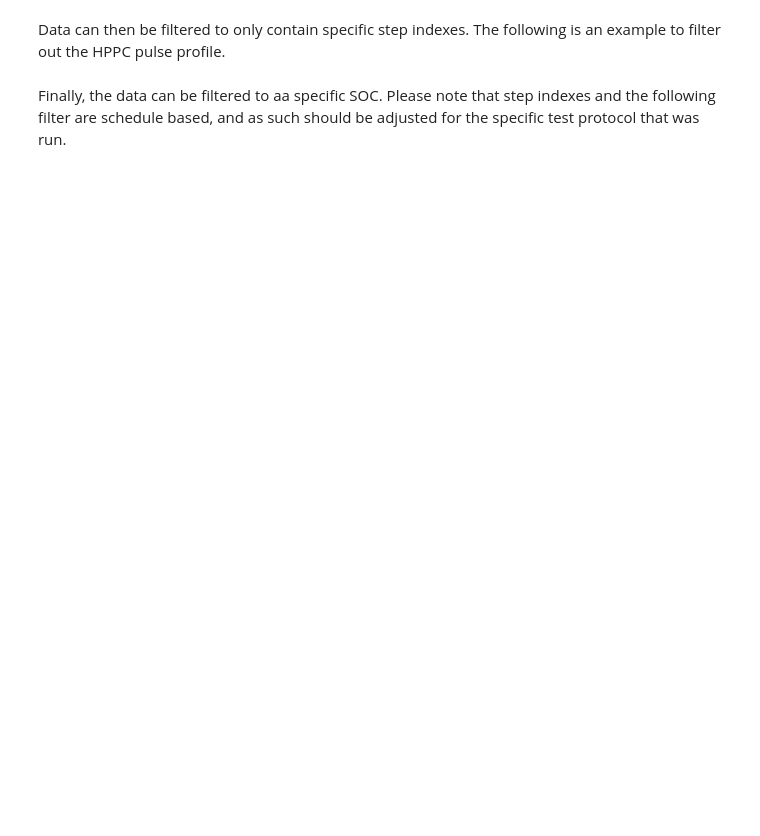
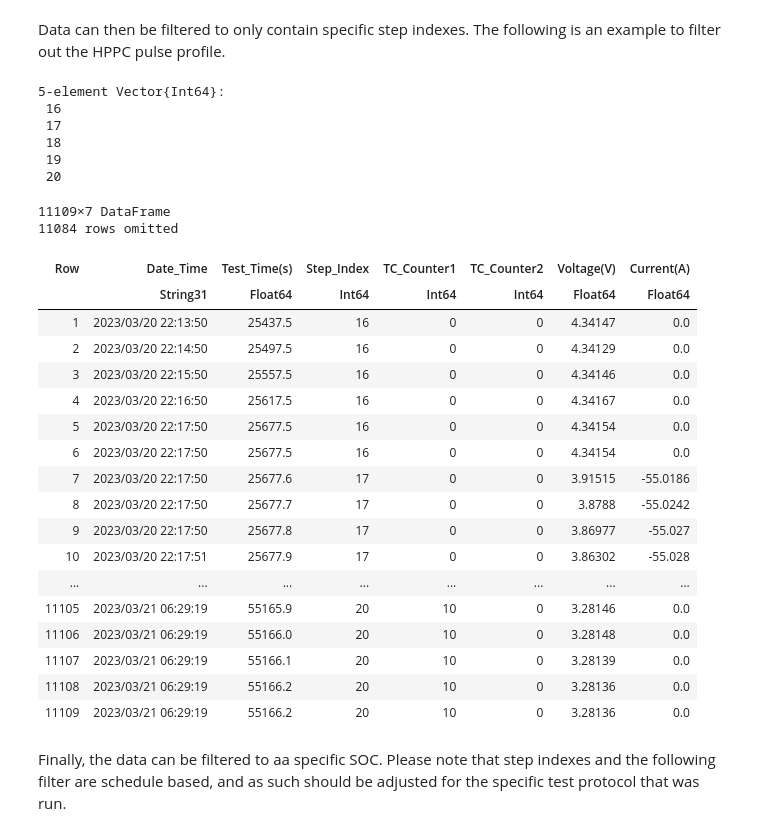
Before and after one commit to katielukow/arbin-cycler-analysis, a Jupyter notebook: arbin_data_ex.jl.ipynb, the cells around one changed output. Cells and saved outputs as stored; diff of their text form; code cells hidden in the pictures; blank space fills up the shorter version.

```diff
--- a/arbin_data_ex.jl.ipynb
+++ b/arbin_data_ex.jl.ipynb
@@ -28,9 +83,37 @@ data_fil = select(data, "Date_Time", "Test_Time(s)", "Step_Index","TC_Counter1",
 # %% [markdown]
 Data can then be filtered to only contain specific step indexes. The following is an example to filter out the HPPC pulse profile.
 # %%
-steps = [16,17,18,19]
+steps = collect(16:20)
+# %% [output]
+5-element Vector{Int64}:
+ 16
+ 17
+ 18
+ 19
+ 20
 # %%
-hppc_all = filter(row -> row."Step_Index" == steps[1] || row."Step_Index" == steps[2] || row."Step_Index" == steps[3] || row."Step_Index" == steps[4], data_fil)
+hppc_all = filter(row -> row."Step_Index" >= minimum(steps) && row."Step_Index" <= maximum(steps), data_fil)
+# %% [output]
+11109×7 DataFrame
+11084 rows omitted
+| Row | Date_Time | Test_Time(s) | Step_Index | TC_Counter1 | TC_Counter2 | Voltage(V) | Current(A) |
+|  | String31 | Float64 | Int64 | Int64 | Int64 | Float64 | Float64 |
+| 1 | 2023/03/20 22:13:50 | 25437.5 | 16 | 0 | 0 | 4.34147 | 0.0 |
+| 2 | 2023/03/20 22:14:50 | 25497.5 | 16 | 0 | 0 | 4.34129 | 0.0 |
+| 3 | 2023/03/20 22:15:50 | 25557.5 | 16 | 0 | 0 | 4.34146 | 0.0 |
+| 4 | 2023/03/20 22:16:50 | 25617.5 | 16 | 0 | 0 | 4.34167 | 0.0 |
+| 5 | 2023/03/20 22:17:50 | 25677.5 | 16 | 0 | 0 | 4.34154 | 0.0 |
+| 6 | 2023/03/20 22:17:50 | 25677.5 | 16 | 0 | 0 | 4.34154 | 0.0 |
+| 7 | 2023/03/20 22:17:50 | 25677.6 | 17 | 0 | 0 | 3.91515 | -55.0186 |
+| 8 | 2023/03/20 22:17:50 | 25677.7 | 17 | 0 | 0 | 3.8788 | -55.0242 |
+| 9 | 2023/03/20 22:17:50 | 25677.8 | 17 | 0 | 0 | 3.86977 | -55.027 |
+| 10 | 2023/03/20 22:17:51 | 25677.9 | 17 | 0 | 0 | 3.86302 | -55.028 |
+| ... | ... | ... | ... | ... | ... | ... | ... |
+| 11105 | 2023/03/21 06:29:19 | 55165.9 | 20 | 10 | 0 | 3.28146 | 0.0 |
+| 11106 | 2023/03/21 06:29:19 | 55166.0 | 20 | 10 | 0 | 3.28148 | 0.0 |
+| 11107 | 2023/03/21 06:29:19 | 55166.1 | 20 | 10 | 0 | 3.28139 | 0.0 |
+| 11108 | 2023/03/21 06:29:19 | 55166.2 | 20 | 10 | 0 | 3.28136 | 0.0 |
+| 11109 | 2023/03/21 06:29:19 | 55166.2 | 20 | 10 | 0 | 3.28136 | 0.0 |
 # %% [markdown]
 Finally, the data can be filtered to aa specific SOC. Please note that step indexes and the following filter are schedule based, and as such should be adjusted for the specific test protocol that was run.
 # %%
```
Also changed, not shown: parts of 12 cells of this notebook.
